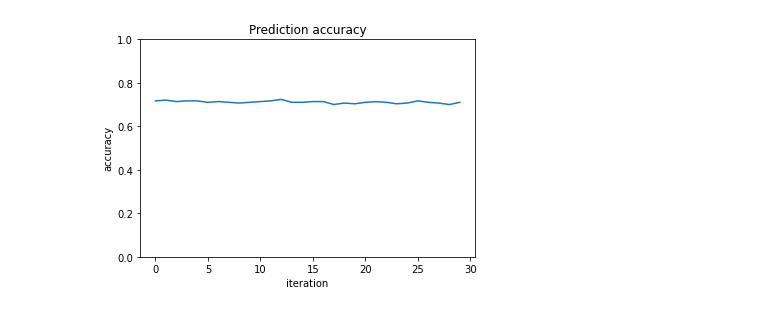
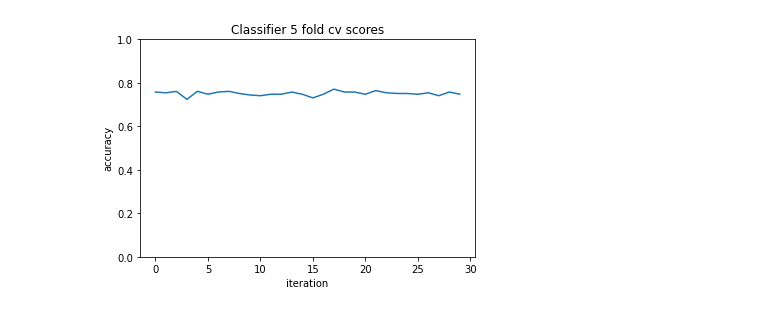
Before and after one commit to alluvm/speech_processing, a Jupyter notebook: processing.ipynb, the cells around one changed output. Drawn from its saved outputs; the diff is of its cells as text; code cells hidden in the pictures.

```diff
--- a/processing.ipynb
+++ b/processing.ipynb
@@ -215,9 +217,9 @@ y = dataset.index
 
 results = []
 
-labels = []
-for i in range(1,10):
-    labels.append(str(i))
+labels = [str(i) for i in range(1,10)]
+
+
 cms = np.zeros(shape=(9,9))
 clrs = []
 
@@ -246,13 +248,13 @@ for i in range(30):
     clrs.append(classification_report(y_test, y_pred, target_names=labels))
 
     results.append(cross_val_score(model, X, y, cv=5).mean())
-
-plt.plot(results)
-plt.ylim(0,1)
-plt.ylabel("accuracy")
-plt.xlabel("iteration")
-plt.title("Prediction accuracy")
-plt.show()
-# %% [output]
-[figure, removed]
+# %%
+plt.plot(results)
+plt.ylim(0,1)
+plt.ylabel("accuracy")
+plt.xlabel("iteration")
+plt.title("Classifier 5 fold cv scores")
+plt.show()
+# %% [output]
+[figure, added]
 # %%
```
Also changed, not shown: parts of 4 cells of this notebook, 2 other files.
